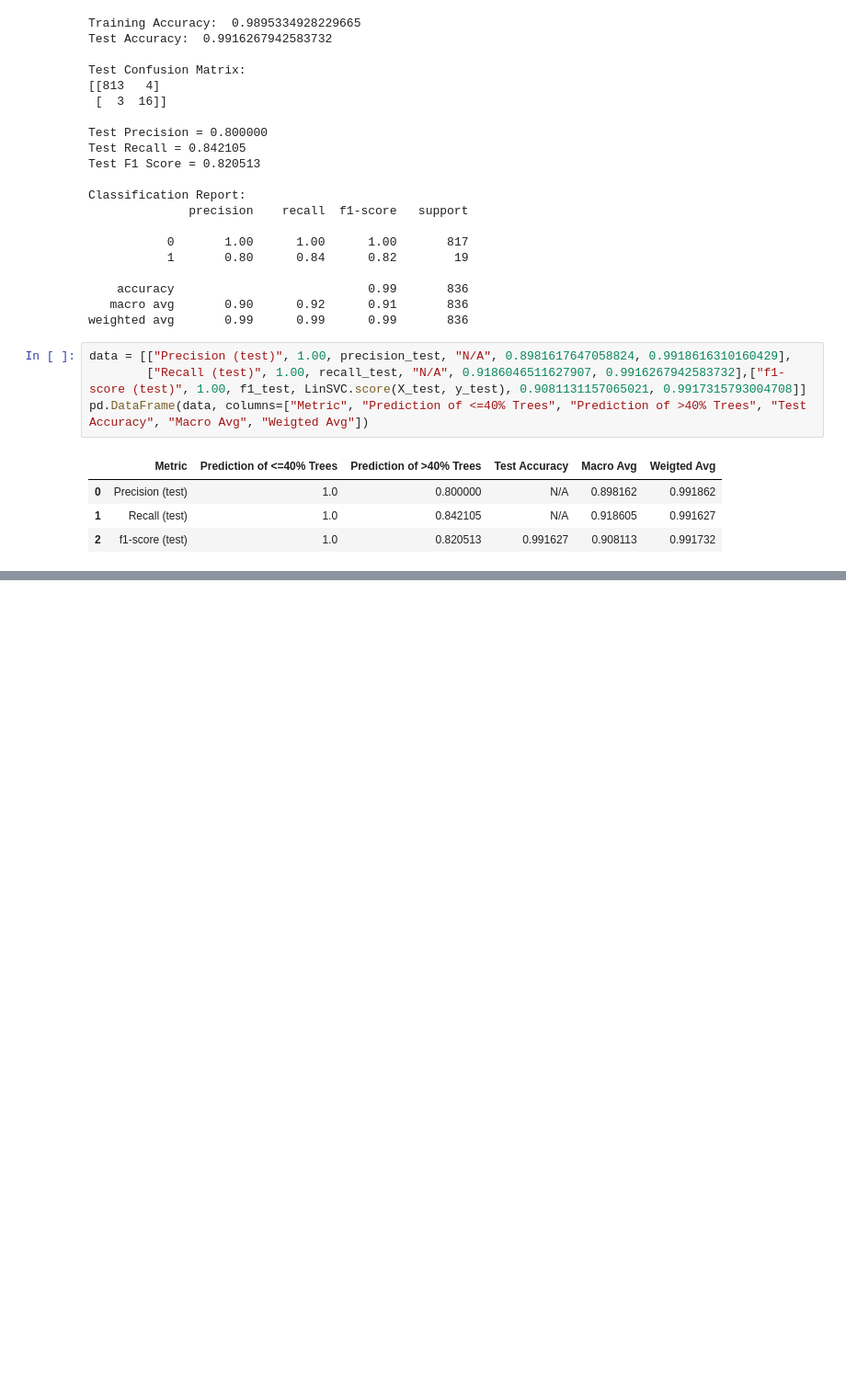
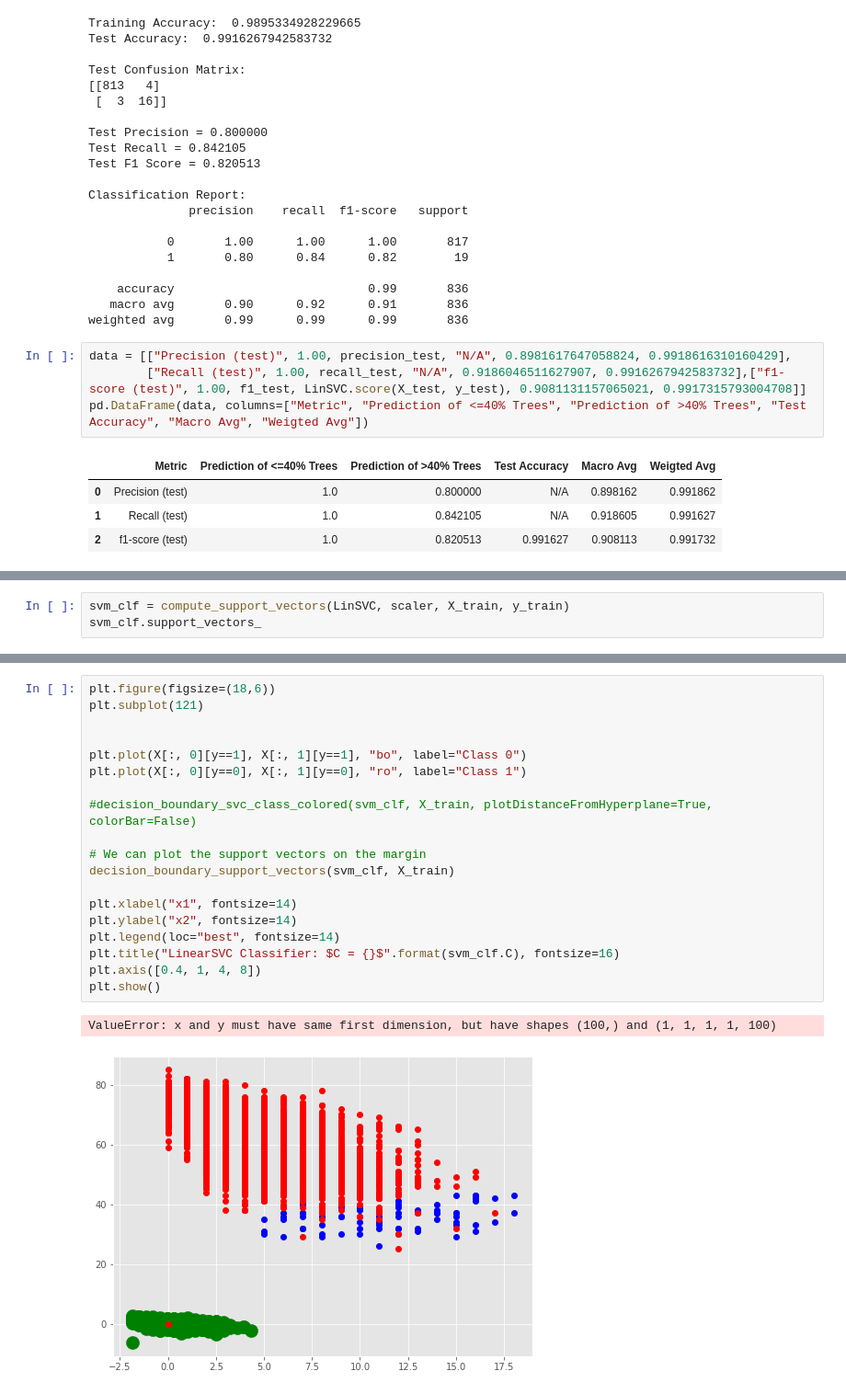
Before and after one commit to CSCE478-ML/Final-project, a Jupyter notebook: Model_Testing_Classification.ipynb, the cells around one changed output, grey strips where cells are left out. Shown at 92% size. Saved outputs shown, nothing was run; the diff lists cells and outputs as text; blank space fills up the shorter version.

```diff
--- a/Model_Testing_Classification.ipynb
+++ b/Model_Testing_Classification.ipynb
@@ -195,0 +304,3 @@ pd.DataFrame(data, columns=["Metric", "Prediction of <=40% Trees", "Prediction o
+# %%
+svm_clf = compute_support_vectors(LinSVC, scaler, X_train, y_train)
+svm_clf.support_vectors_
@@ -195,0 +321,22 @@ pd.DataFrame(data, columns=["Metric", "Prediction of <=40% Trees", "Prediction o
+# %%
+plt.figure(figsize=(18,6))
+plt.subplot(121)
+
+
+plt.plot(X[:, 0][y==1], X[:, 1][y==1], "bo", label="Class 0")
+plt.plot(X[:, 0][y==0], X[:, 1][y==0], "ro", label="Class 1")
+
+#decision_boundary_svc_class_colored(svm_clf, X_train, plotDistanceFromHyperplane=True, colorBar=False)
+
+# We can plot the support vectors on the margin
+decision_boundary_support_vectors(svm_clf, X_train)
+
+plt.xlabel("x1", fontsize=14)
+plt.ylabel("x2", fontsize=14)
+plt.legend(loc="best", fontsize=14)
+plt.title("LinearSVC Classifier: $C = {}$".format(svm_clf.C), fontsize=16)
+plt.axis([0.4, 1, 4, 8])
+plt.show()
+# %% [output]
+ValueError: x and y must have same first dimension, but have shapes (100,) and (1, 1, 1, 1, 100)
+[figure, added]
```
Also changed, not shown: parts of 5 cells of this notebook, 1 other file.
